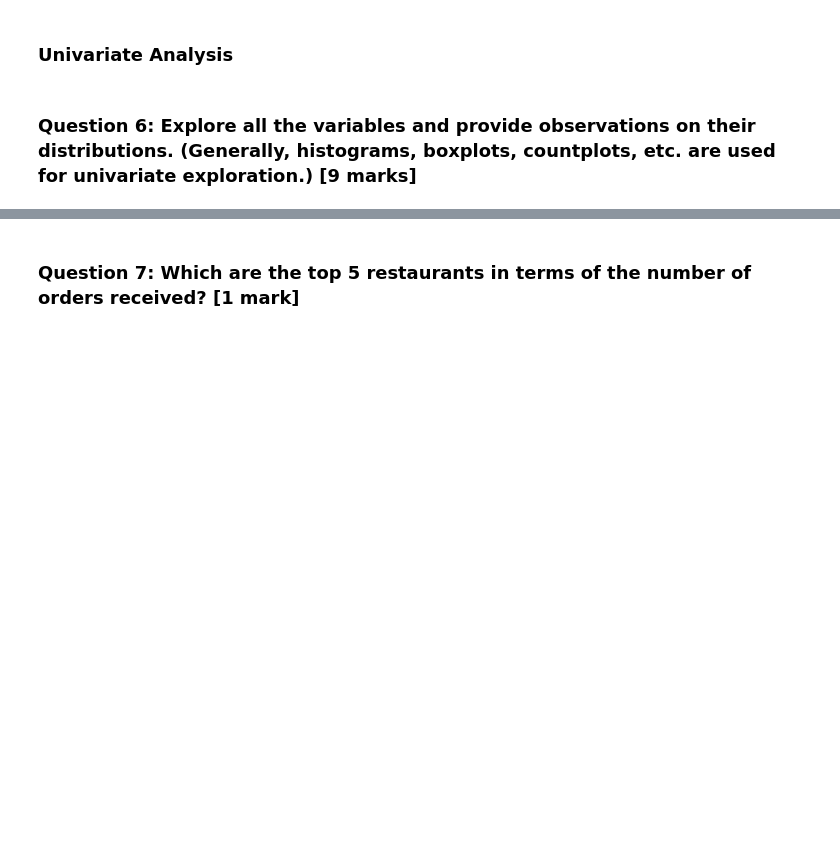
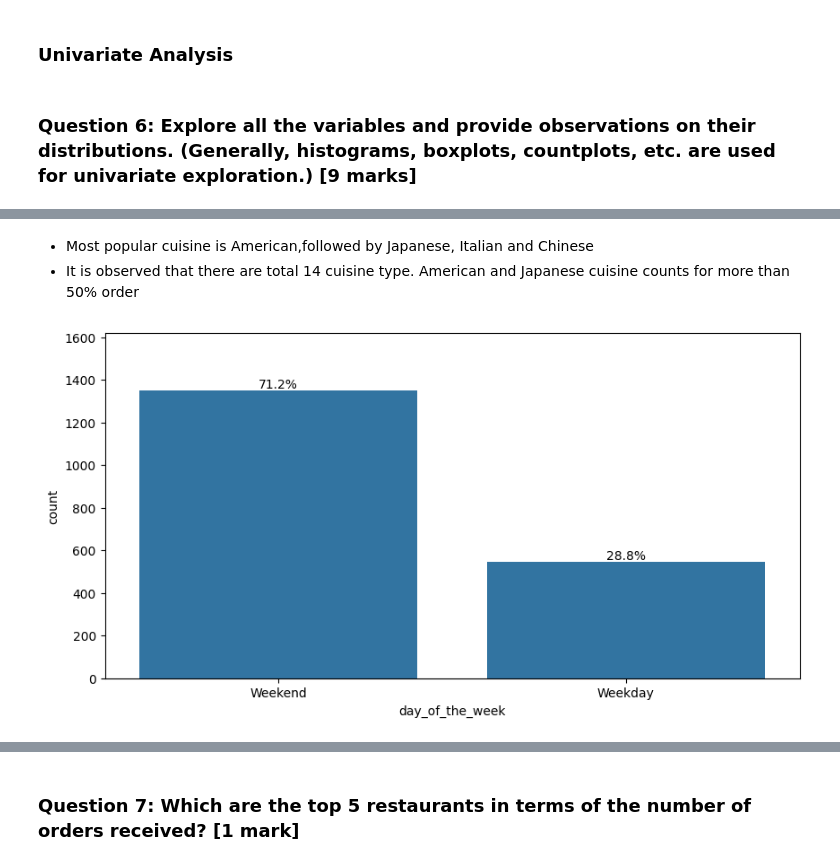
Before and after one commit to sheikhomer/FoodHubDataAnalysis, a Jupyter notebook: Learner_Notebook_Full_Code.ipynb, the cells around one changed output, grey strips where cells are left out. Saved outputs shown, nothing was run; the diff lists cells and outputs as text; code cells hidden in the pictures; blank space fills up the shorter version.

```diff
--- a/Learner_Notebook_Full_Code.ipynb
+++ b/Learner_Notebook_Full_Code.ipynb
@@ -205,0 +260,12 @@ df.head()
+# %% [markdown]
+* Most popular cuisine is American,followed by Japanese, Italian and Chinese
+* It is observed that there are total 14 cuisine type. American and Japanese cuisine counts for more than 50% order
+# %%
+plt.figure(figsize = (10,5))
+ax = sns.countplot(x = 'day_of_the_week', data = df) # countplot for day_of_the_week
+total = df['day_of_the_week'].count()
+ax.bar_label(ax.containers[0], fmt = lambda x: f'{(x/total)*100:0.1f}%')
+ax.margins(y=0.2)
+plt.show()
+# %% [output]
+[figure, added]
```
Also changed, not shown: parts of 19 cells of this notebook.
